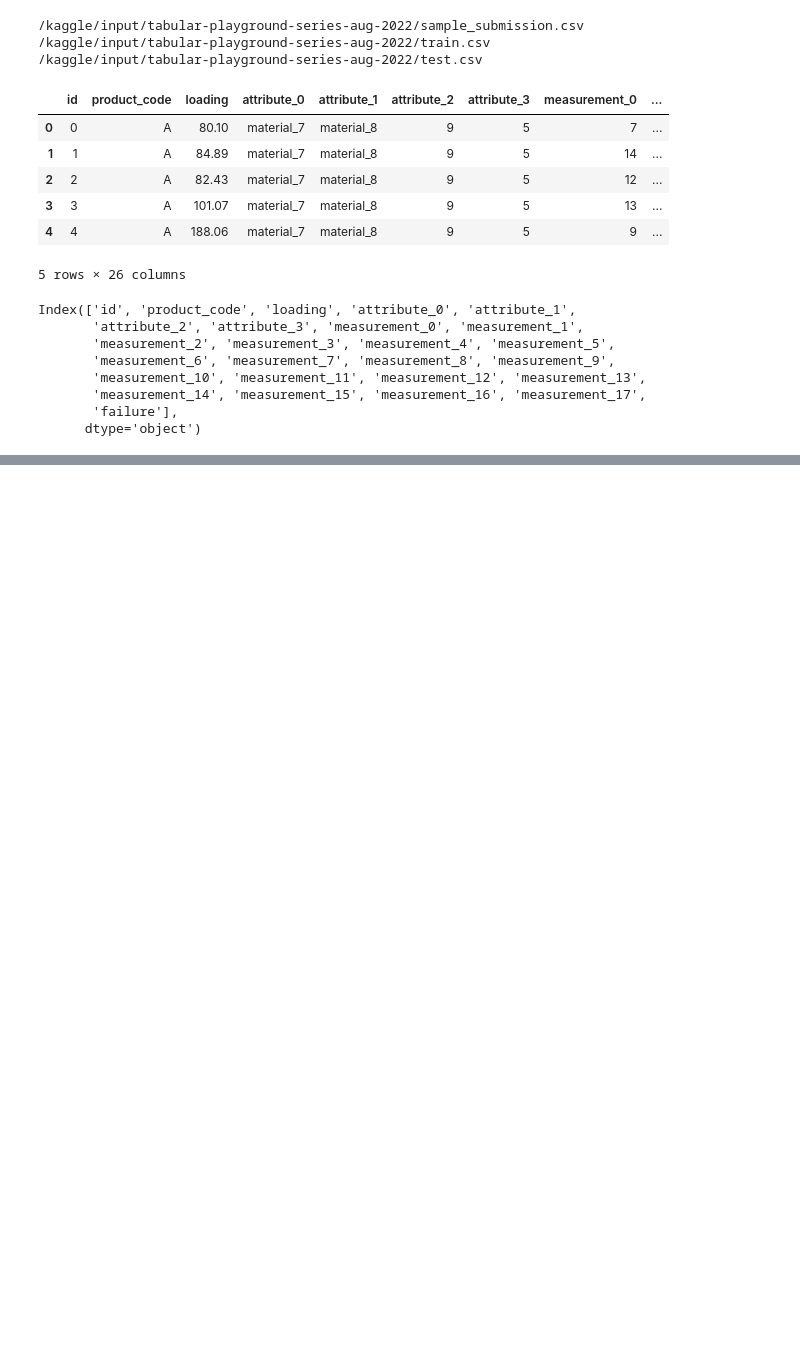
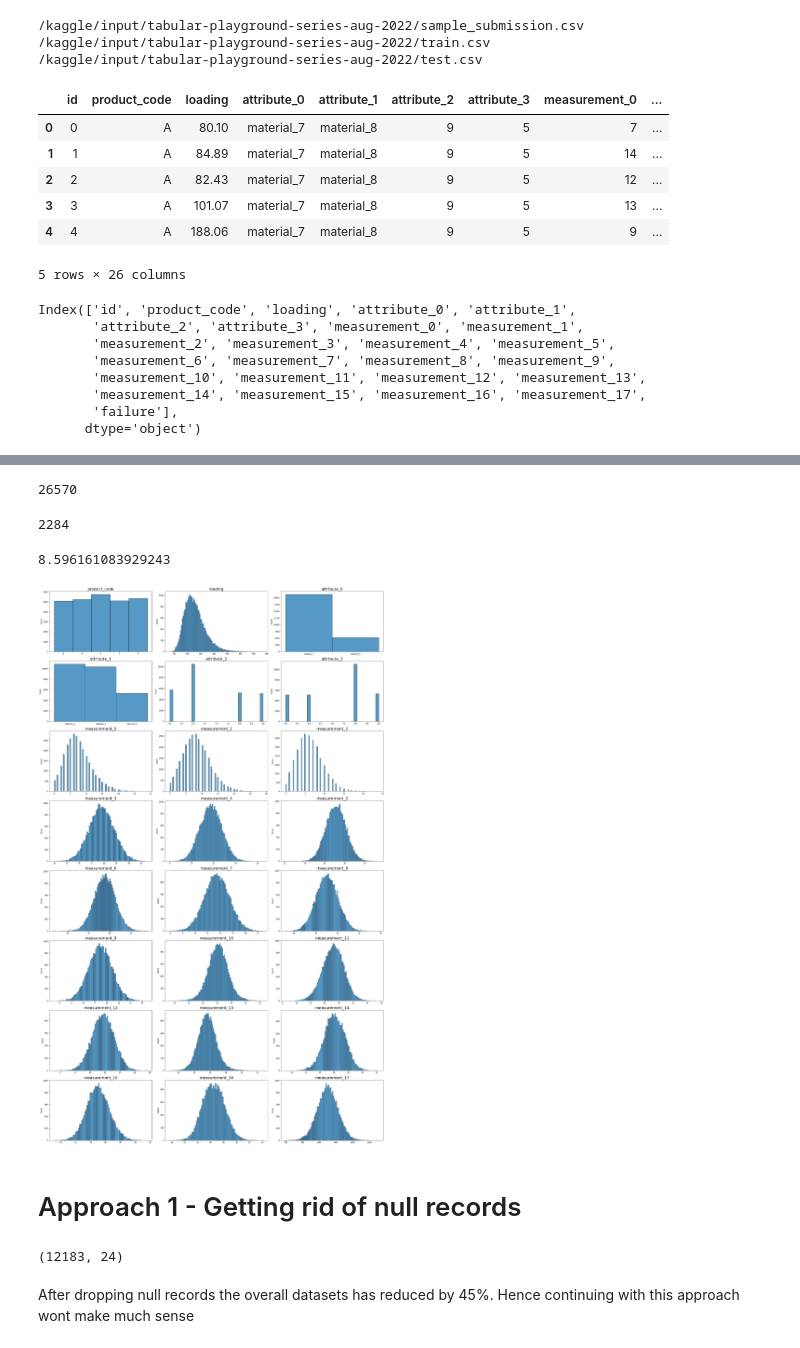
Before and after one commit to hargurjeet/Kaggle, a Jupyter notebook: aug-2022.ipynb, the cells around one changed output, grey strips where cells are left out. Cells and saved outputs as stored; diff of their text form; code cells hidden in the pictures; blank space fills up the shorter version.

```diff
--- a/aug-2022.ipynb
+++ b/aug-2022.ipynb
@@ -48,0 +71,34 @@ y = df.failure
+# %%
+type(train_df.shape[0])
+a = train_df.shape[0]
+a
+# %% [output]
+26570
+# %%
+b = train_df.measurement_17.isnull().sum()
+b
+# %% [output]
+2284
+# %%
+b/a * 100
+# %% [output]
+8.596161083929243
+# %%
+fig = plt.figure(figsize=(25,50));
+for i,col in enumerate(train_df.columns):
+    plt.subplot(10,3,i+1);
+    sns.histplot(x=col,data=train_df);
+    fig.tight_layout()
+    plt.xlabel('');
+    plt.title(col,fontsize=20);
+# %% [output]
+[figure, added]
+# %% [markdown]
+# Approach 1 - Getting rid of null records
+# %%
+train_df_clean = train_df.dropna()
+train_df_clean.shape
+# %% [output]
+(12183, 24)
+# %% [markdown]
+After dropping null records the overall datasets has reduced by 45%. Hence continuing with this approach wont make much sense
```
Also changed, not shown: parts of 2 cells of this notebook.
